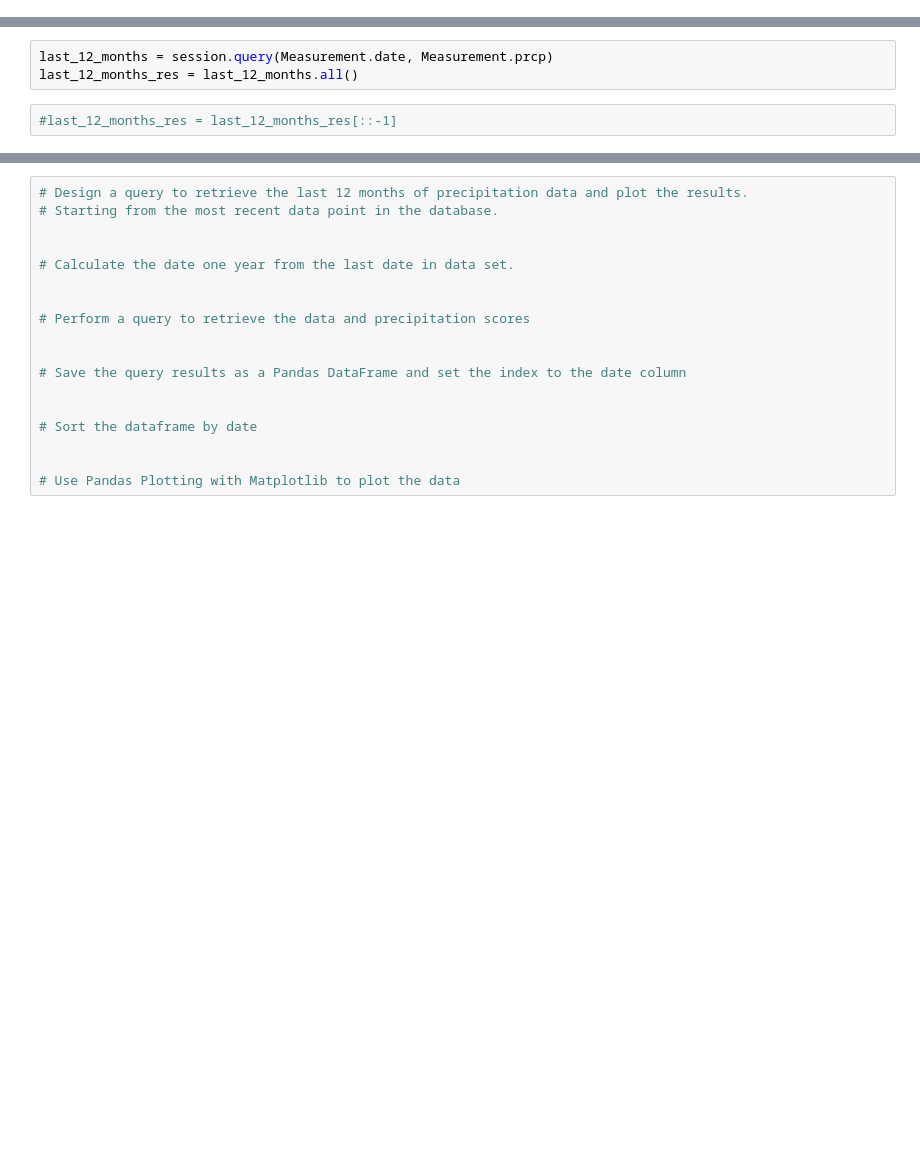
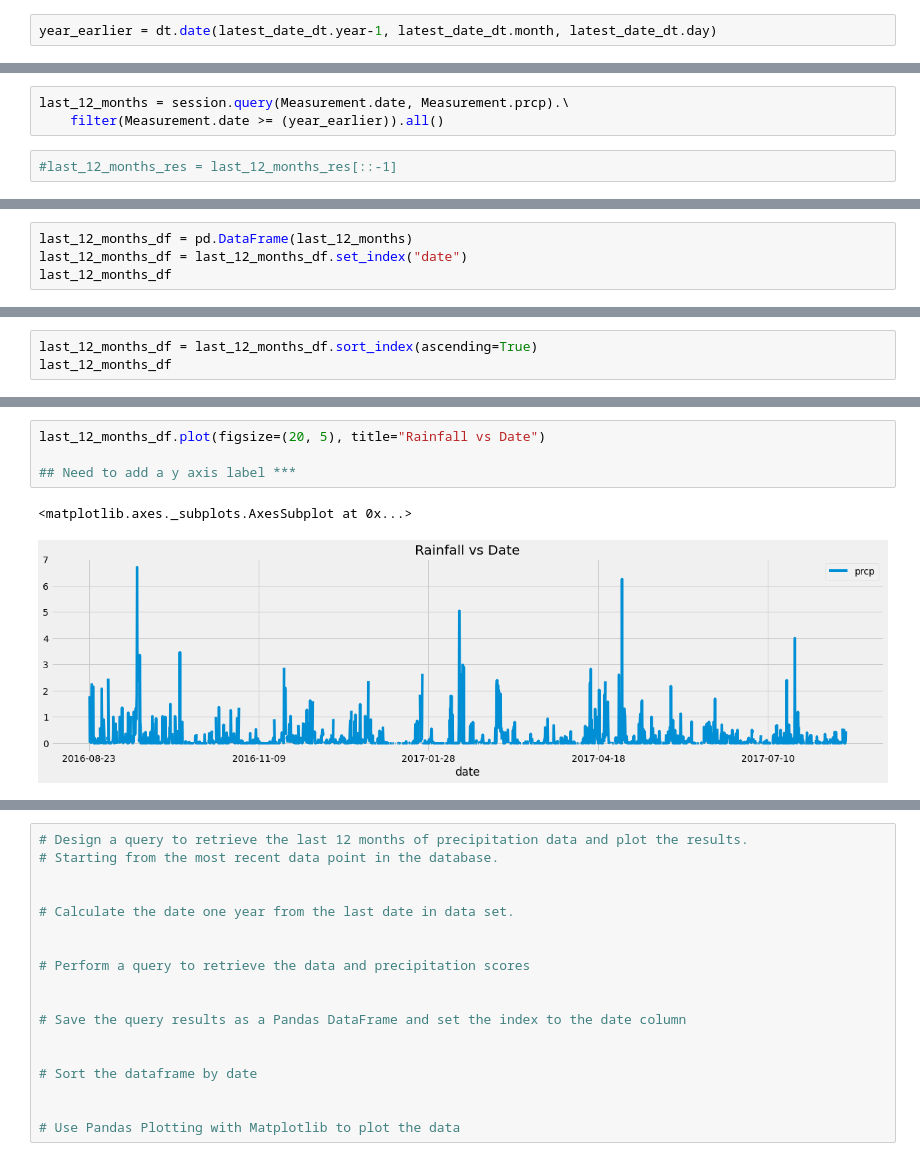
Before and after one commit to hsharma263/sqlalchemy-challenge, a Jupyter notebook: climate_starter.ipynb, the cells around one changed output, grey strips where cells are left out. Drawn from its saved outputs; the diff is of its cells as text; blank space fills up the shorter version.

Commit message:
Have code to get previous 12 months. Need to fix plot. Working on station

```diff
--- a/climate_starter.ipynb
+++ b/climate_starter.ipynb
@@ -114,0 +111,2 @@ first_row.__dict__
+# %%
+year_earlier = dt.date(latest_date_dt.year-1, latest_date_dt.month, latest_date_dt.day)
@@ -115,6 +117,6 @@ first_row.__dict__
 # %%
-last_12_months = session.query(Measurement.date, Measurement.prcp)
-last_12_months_res = last_12_months.all()
+last_12_months = session.query(Measurement.date, Measurement.prcp).\
+    filter(Measurement.date >= (year_earlier)).all()
 # %%
 #last_12_months_res = last_12_months_res[::-1]
 # %%
@@ -144,0 +145,4 @@ for result in last_12_months_res:
+# %%
+last_12_months_df = pd.DataFrame(last_12_months)
+last_12_months_df = last_12_months_df.set_index("date")
+last_12_months_df
@@ -144,0 +164,3 @@ for result in last_12_months_res:
+# %%
+last_12_months_df = last_12_months_df.sort_index(ascending=True)
+last_12_months_df
@@ -144,0 +182,7 @@ for result in last_12_months_res:
+# %%
+last_12_months_df.plot(figsize=(20, 5), title="Rainfall vs Date")
+
+## Need to add a y axis label ***
+# %% [output]
+<matplotlib.axes._subplots.AxesSubplot at 0x...>
+[figure, added]
```
Also changed, not shown: parts of 12 cells of this notebook.
